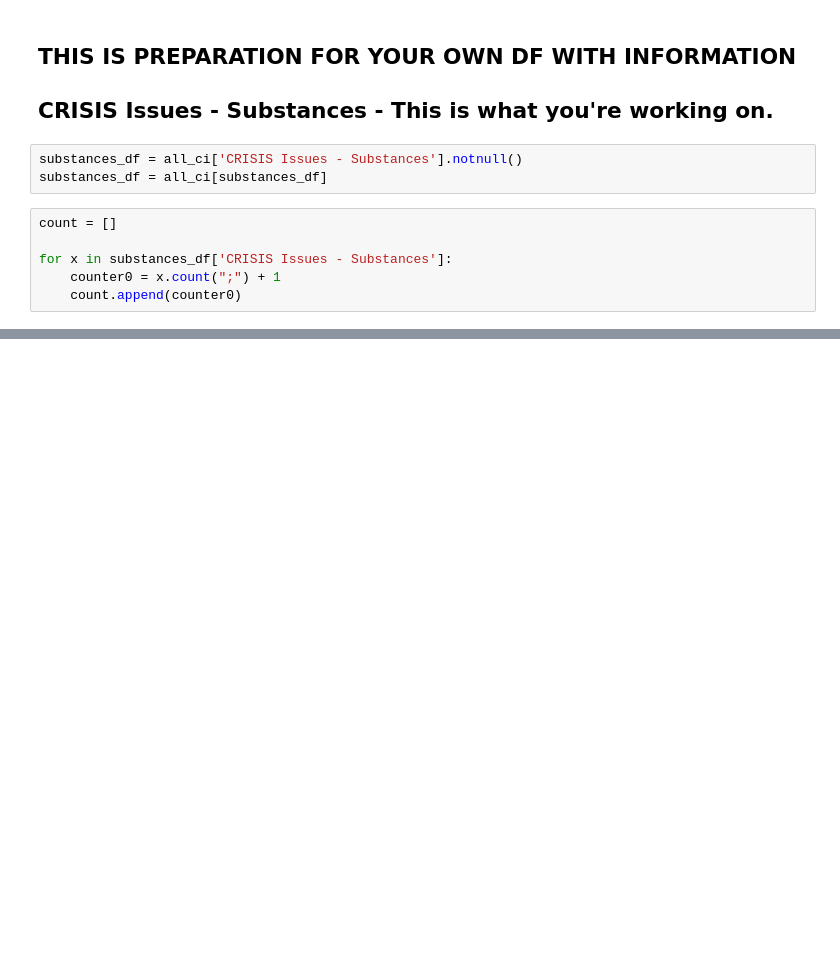
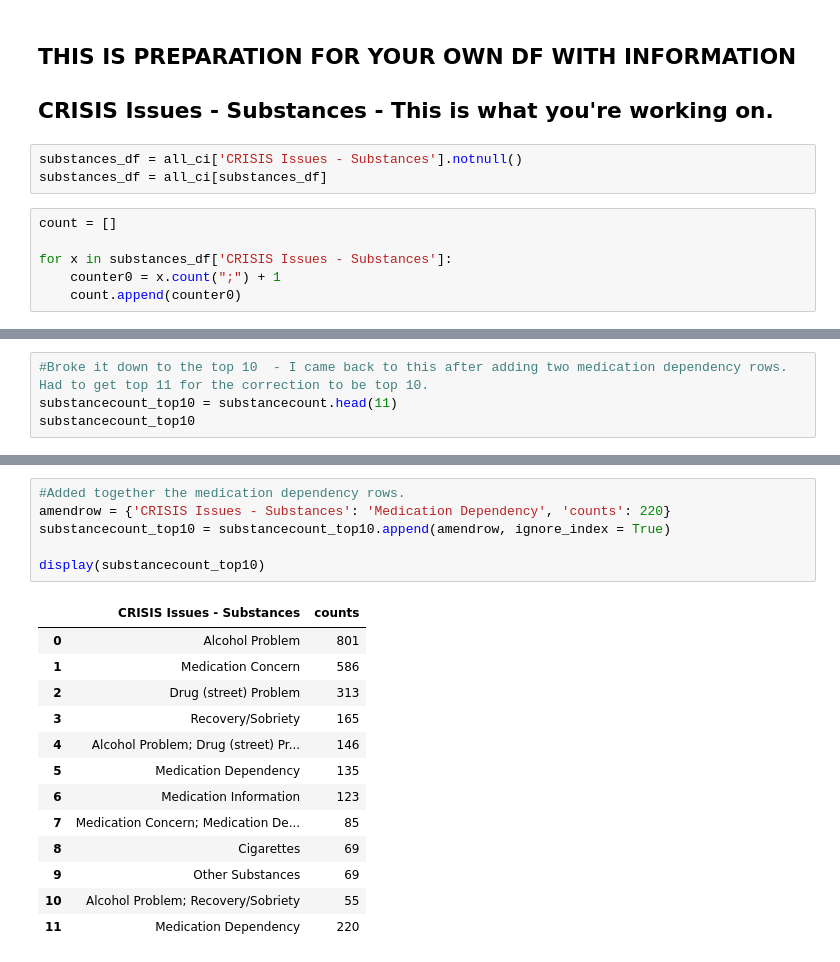
Before and after one commit to NSS-Data-Analytics-Cohort-6/fcs-crisis-data-campers, a Jupyter notebook: Notebooks/FCS-Crisis.ipynb, the cells around one changed output, grey strips where cells are left out. Cells and saved outputs as stored; diff of their text form; blank space fills up the shorter version.

Commit message:
made df for the substances issues. i removed two rows and made them into one. now working on graphing the results

```diff
--- a/Notebooks/FCS-Crisis.ipynb
+++ b/Notebooks/FCS-Crisis.ipynb
@@ -148,0 +327,4 @@ ax.bar_label(ax.containers[0], fmt = '%d',
+# %%
+#Broke it down to the top 10  - I came back to this after adding two medication dependency rows. Had to get top 11 for the correction to be top 10.
+substancecount_top10 = substancecount.head(11)
+substancecount_top10
@@ -148,0 +344,20 @@ ax.bar_label(ax.containers[0], fmt = '%d',
+# %%
+#Added together the medication dependency rows.
+amendrow = {'CRISIS Issues - Substances': 'Medication Dependency', 'counts': 220}
+substancecount_top10 = substancecount_top10.append(amendrow, ignore_index = True)
+
+display(substancecount_top10)
+# %% [output]
+|  | CRISIS Issues - Substances | counts |
+| 0 | Alcohol Problem | 801 |
+| 1 | Medication Concern | 586 |
+| 2 | Drug (street) Problem | 313 |
+| 3 | Recovery/Sobriety | 165 |
+| 4 | Alcohol Problem; Drug (street) Pr... | 146 |
+| 5 | Medication Dependency | 135 |
+| 6 | Medication Information | 123 |
+| 7 | Medication Concern; Medication De... | 85 |
+| 8 | Cigarettes | 69 |
+| 9 | Other Substances | 69 |
+| 10 | Alcohol Problem; Recovery/Sobriety | 55 |
+| 11 | Medication Dependency | 220 |
```
Also changed, not shown: parts of 22 cells of this notebook.
